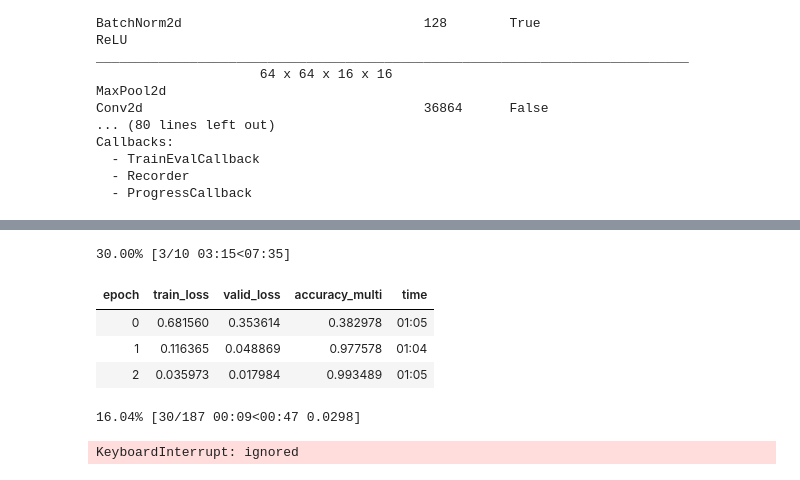
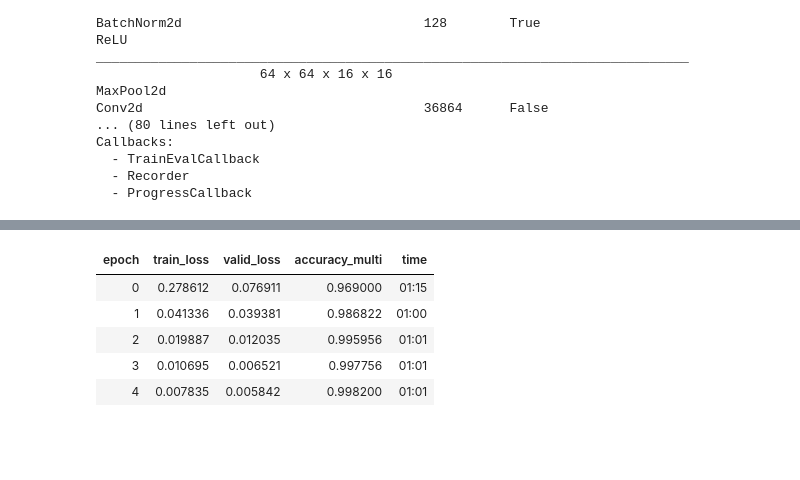
Before and after one commit to Aravinda89/Image-Classificatio-from-Scratch, a Jupyter notebook: CH_MNIST.ipynb, the cells around one changed output, grey strips where cells are left out. Cells and saved outputs as stored; diff of their text form; code cells hidden in the pictures; blank space fills up the shorter version.

```diff
--- a/CH_MNIST.ipynb
+++ b/CH_MNIST.ipynb
@@ -181,15 +182,14 @@ KeyboardInterrupt: ignored
 # %%
-learn.fit_one_cycle(5, lr_max=0.0030199517495930195,
+learn.fit_one_cycle(5, lr_max=0.004365158267319202,
                     cbs=[EarlyStoppingCallback(monitor='valid_loss', patience=2),
                         ReduceLROnPlateau(monitor='valid_loss', patience=2)])
 # %% [output]
-30.00% [3/10 03:15<07:35]
 | epoch | train_loss | valid_loss | accuracy_multi | time |
-| 0 | 0.681560 | 0.353614 | 0.382978 | 01:05 |
-| 1 | 0.116365 | 0.048869 | 0.977578 | 01:04 |
-| 2 | 0.035973 | 0.017984 | 0.993489 | 01:05 |
+| 0 | 0.278612 | 0.076911 | 0.969000 | 01:15 |
+| 1 | 0.041336 | 0.039381 | 0.986822 | 01:00 |
+| 2 | 0.019887 | 0.012035 | 0.995956 | 01:01 |
+| 3 | 0.010695 | 0.006521 | 0.997756 | 01:01 |
+| 4 | 0.007835 | 0.005842 | 0.998200 | 01:01 |
-16.04% [30/187 00:09<00:47 0.0298]
-KeyboardInterrupt: ignored
 # %%
 learn.unfreeze()
 
```
Also changed, not shown: parts of 7 cells of this notebook.
